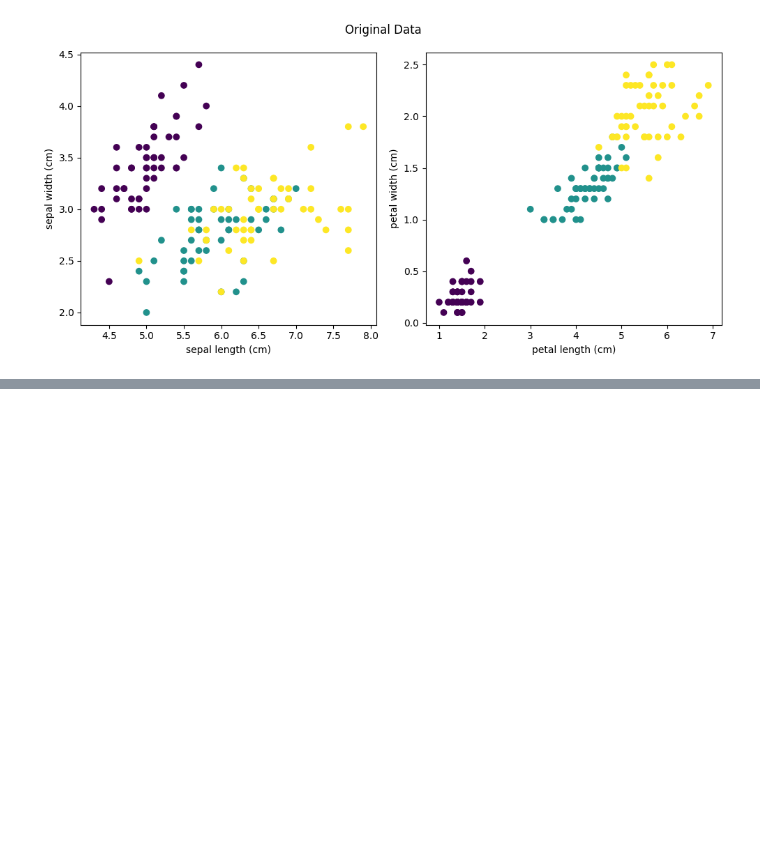
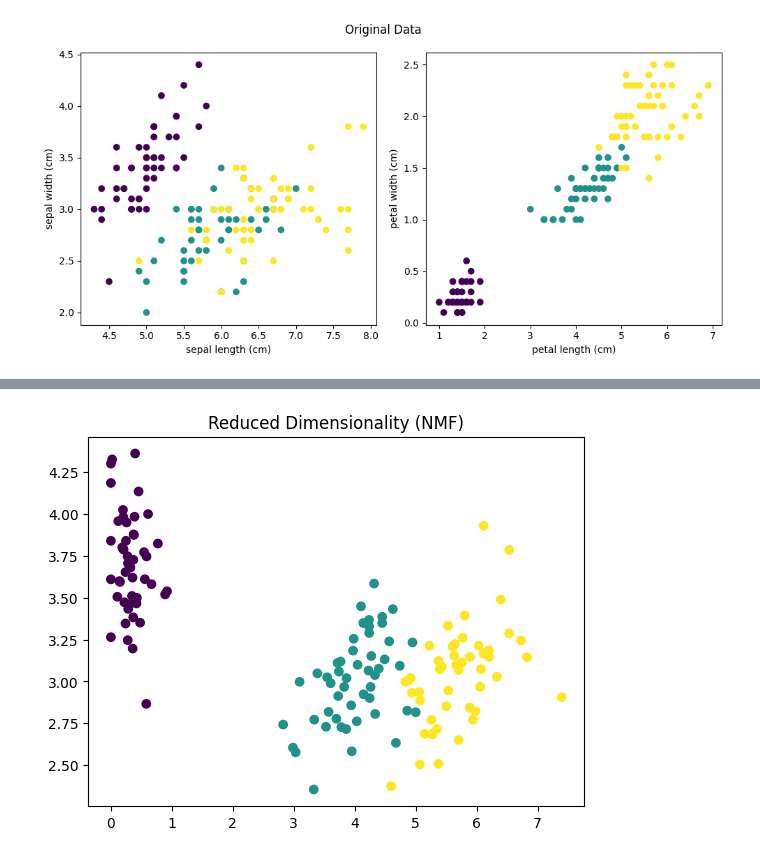
Before and after one commit to elnaske/NumPy-ML-Implementations, a Jupyter notebook: Dimensionality Reduction/Dimensionality_Reduction.ipynb, the cells around one changed output, grey strips where cells are left out. Saved outputs shown, nothing was run; the diff lists cells and outputs as text; code cells hidden in the pictures; blank space fills up the shorter version.

```diff
--- a/Dimensionality Reduction/Dimensionality_Reduction.ipynb
+++ b/Dimensionality Reduction/Dimensionality_Reduction.ipynb
@@ -50,0 +105,6 @@ plt.show()
+# %%
+plt.scatter(W[:,0], W[:,1], c=y)
+plt.title('Reduced Dimensionality (NMF)')
+plt.show()
+# %% [output]
+[figure, added]
```
Also changed, not shown: parts of 17 cells of this notebook, 2 other files.
